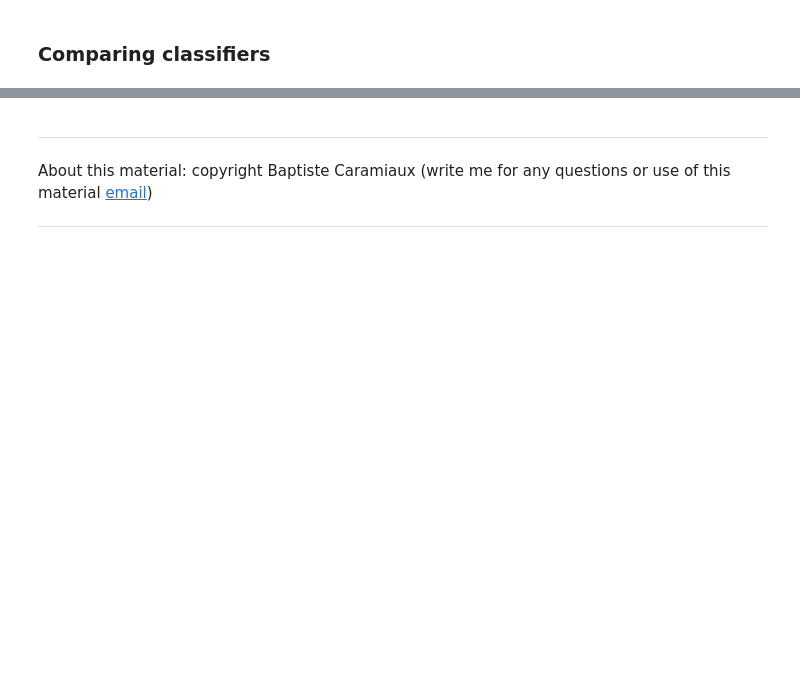
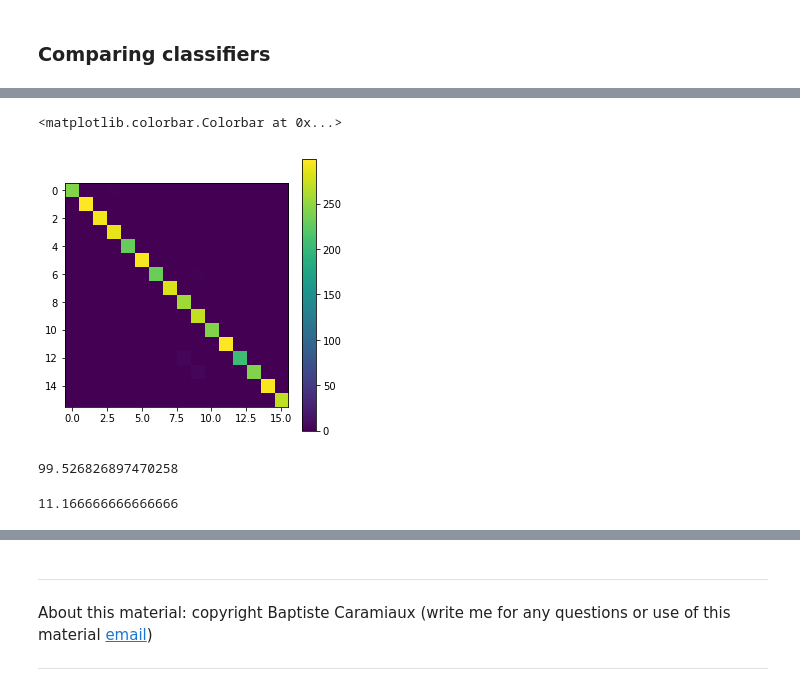
Before and after one commit to cedricdg/GMI, a Jupyter notebook: course-pynbs/Lecture4-ML-for-Gesture-Recognition.ipynb, the cells around one changed output, grey strips where cells are left out. Drawn from its saved outputs; the diff is of its cells as text; code cells hidden in the pictures; blank space fills up the shorter version.

```diff
--- a/course-pynbs/Lecture4-ML-for-Gesture-Recognition.ipynb
+++ b/course-pynbs/Lecture4-ML-for-Gesture-Recognition.ipynb
@@ -766,6 +724,0 @@ for clf in classifiers:
-# %%
-score_by_nn = []
-for num_neighbors in range(1,50):
-    classifier = neighbors.KNeighborsClassifier(num_neighbors)
-    classifier.fit(X_train, y_train)
-    score_by_nn.append( classifier.score(X_test, y_test) )
@@ -1027,0 +806,46 @@ ylabel("Score")
+# %%
+splitter = StratifiedKFold(n_splits = 12)
+
+dataset, labels = load_one_dollar_ds(resample=True)
+dataset = np.resize(dataset, (4800, 100))
+
+classes = list(np.unique(labels))
+n_classes = len(classes)
+confusion_matrix = np.zeros((n_classes, n_classes))
+
+good_candidates = 0
+bad_candidates = 0
+
+for train_index, test_index in splitter.split(dataset, labels):
+    X_train = dataset[train_index]
+    y_train = labels[train_index]
+    X_test = dataset[test_index]
+    y_test = labels[test_index]
+
+    classifier = GMMC()
+    classifier.fit(X_train, y_train)
+
+    for i, x_ in enumerate(X_test):
+        probas = classifier.predict_proba(x_.reshape(1,-1))
+        if (np.max(probas) > 0.999):
+            pred_label = np.argmax(probas)
+            confusion_matrix[y_test[i], pred_label] += 1
+            good_candidates += 1
+        else:
+            bad_candidates += 1
+# %%
+figure(figsize=(5,5))
+imshow(confusion_matrix)
+colorbar()
+# %% [output]
+<matplotlib.colorbar.Colorbar at 0x...>
+[figure, added]
+# %%
+np.sum(np.diag(confusion_matrix) / np.sum(confusion_matrix, axis=1)) / 16 * 100.0
+# %% [output]
+99.526826897470258
+# %%
+# Percentage of used dropped data
+bad_candidates / (bad_candidates + good_candidates) * 100.0
+# %% [output]
+11.166666666666666
```
Also changed, not shown: parts of 67 cells of this notebook, 3 other files.
